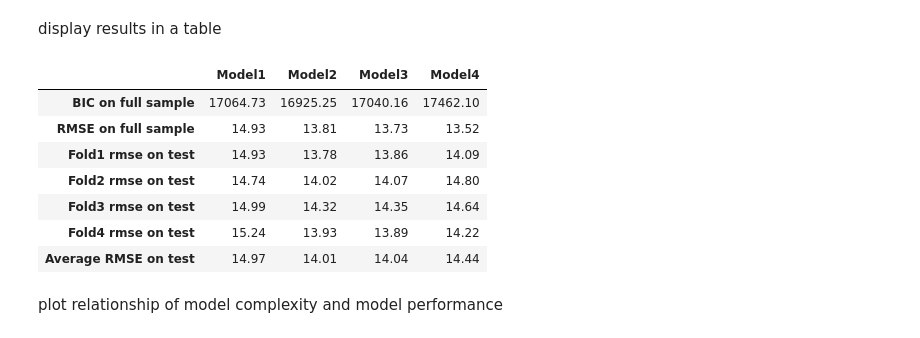
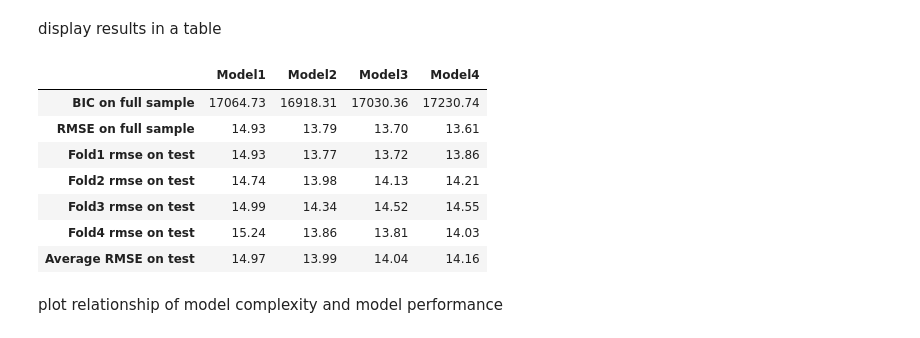
Before and after one commit to adamvig96/Prediction-with-Machine-Learning-for-Economists, a Jupyter notebook: Assignment 1/code/prediction.ipynb, the cells around one changed output. Cells and saved outputs as stored; diff of their text form; code cells hidden in the pictures.

```diff
--- a/Assignment 1/code/prediction.ipynb
+++ b/Assignment 1/code/prediction.ipynb
@@ -456,7 +490,8 @@ profile.to_file("cps_report.html")
 variable types
 # %%
 target = "w"
-continous = ["age", "agesq", "exp", "expsq"]
+continous = ["age", "agesq"]
+#continous = ["exp", "expsq"]
 
 categorical = [
     "sex",
@@ -509,8 +539,6 @@ price_diff_by_variables2(data_clean,categorical[0],categorical[9])
 # %%
 suggested_interactions = (
     "+"
-    + "*".join((categorical[1], categorical[7]))
-    + "+"
     + "*".join((categorical[0], categorical[9]))
     + "+"
     + "*".join((categorical[1], categorical[9]))
@@ -522,7 +550,7 @@ suggested_interactions = (
 # %% [markdown]
  equations to estimate
 # %%
-model1 = target + "~" + "age + agesq"
+model1 = target + "~" + "+".join(continous)
 model2 = target + "~" + "+".join(continous + categorical)
 model3 = target + "~" + "+".join(continous + categorical) + suggested_interactions
 model4 = (
@@ -565,23 +593,24 @@ avg_rmse = summarize_cv(cv_list)
 # %%
 results = pd.concat(
     [
         pd.DataFrame(
             data=[model_bics, model_rmses],
             columns=["Model" + str(i + 1) for i in range(len(models))],
         ).rename({1: "RMSE on full sample", 0: "BIC on full sample"}, axis=0),
         avg_rmse,
     ]
 ).round(2)
+results.to_latex("table.tex")
 results
 # %% [output]
 |  | Model1 | Model2 | Model3 | Model4 |
-| BIC on full sample | 17064.73 | 16925.25 | 17040.16 | 17462.10 |
-| RMSE on full sample | 14.93 | 13.81 | 13.73 | 13.52 |
-| Fold1 rmse on test | 14.93 | 13.78 | 13.86 | 14.09 |
-| Fold2 rmse on test | 14.74 | 14.02 | 14.07 | 14.80 |
-| Fold3 rmse on test | 14.99 | 14.32 | 14.35 | 14.64 |
-| Fold4 rmse on test | 15.24 | 13.93 | 13.89 | 14.22 |
-| Average RMSE on test | 14.97 | 14.01 | 14.04 | 14.44 |
+| BIC on full sample | 17064.73 | 16918.31 | 17030.36 | 17230.74 |
+| RMSE on full sample | 14.93 | 13.79 | 13.70 | 13.61 |
+| Fold1 rmse on test | 14.93 | 13.77 | 13.72 | 13.86 |
+| Fold2 rmse on test | 14.74 | 13.98 | 14.13 | 14.21 |
+| Fold3 rmse on test | 14.99 | 14.34 | 14.52 | 14.55 |
+| Fold4 rmse on test | 15.24 | 13.86 | 13.81 | 14.03 |
+| Average RMSE on test | 14.97 | 13.99 | 14.04 | 14.16 |
 # %% [markdown]
  plot relationship of model complexity and model performance
 # %%
```
Also changed, not shown: parts of 22 cells of this notebook.
